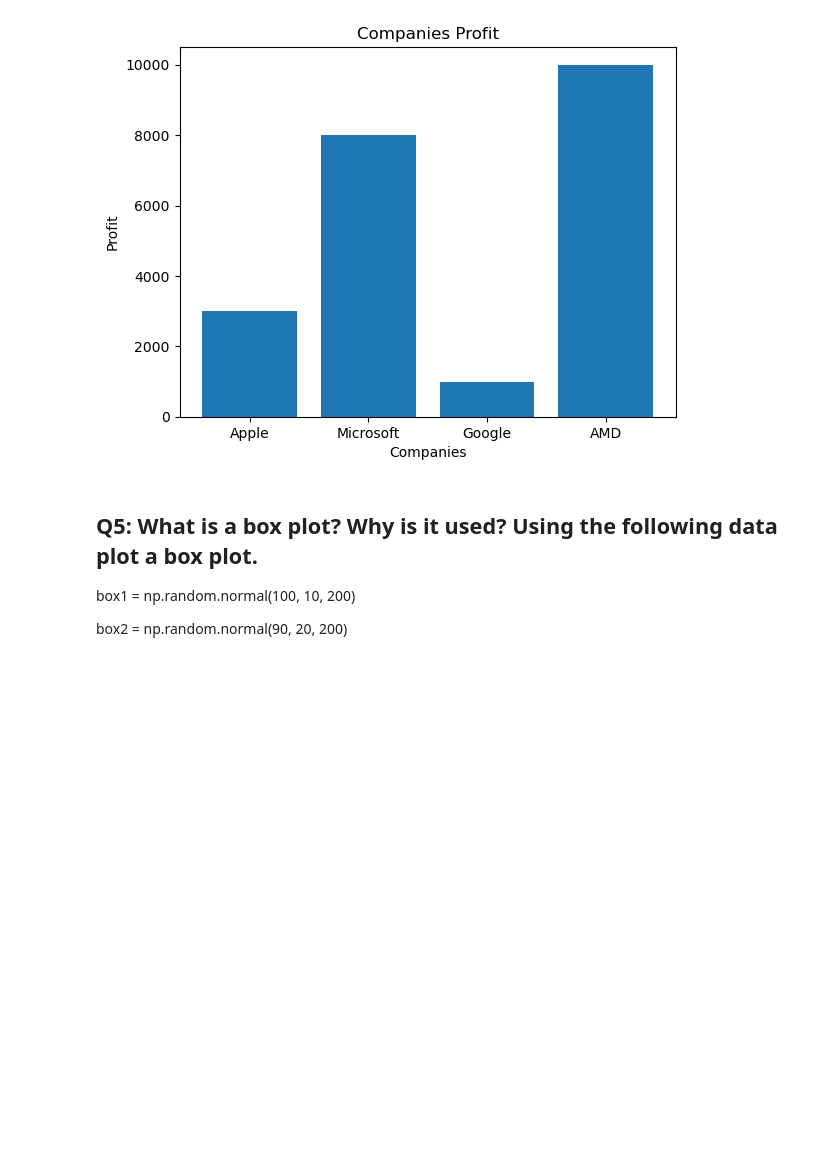
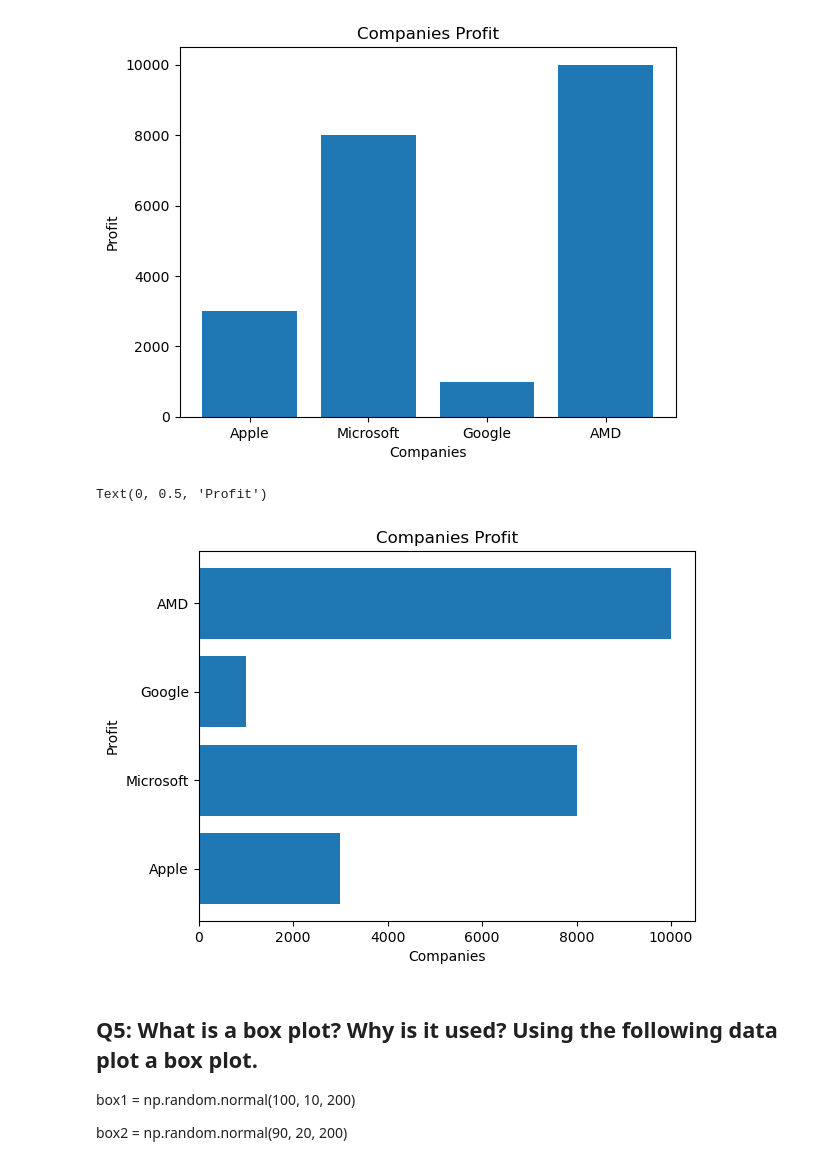
Before and after one commit to abhyuday1/PWSKILLS-Data_Science_master, a Jupyter notebook: Matplotlib_assignment.ipynb, the cells around one changed output. Saved outputs shown, nothing was run; the diff lists cells and outputs as text; code cells hidden in the pictures; blank space fills up the shorter version.

```diff
--- a/Matplotlib_assignment.ipynb
+++ b/Matplotlib_assignment.ipynb
@@ -122,6 +122,14 @@ plt.ylabel("Profit")
 # %% [output]
 Text(0, 0.5, 'Profit')
 [figure]
+# %%
+plt.barh(company,profit)
+plt.title("Companies Profit")
+plt.xlabel("Companies")
+plt.ylabel("Profit")
+# %% [output]
+Text(0, 0.5, 'Profit')
+[figure, added]
 # %% [markdown]
 ## Q5: What is a box plot? Why is it used? Using the following data plot a box plot.
 
```
